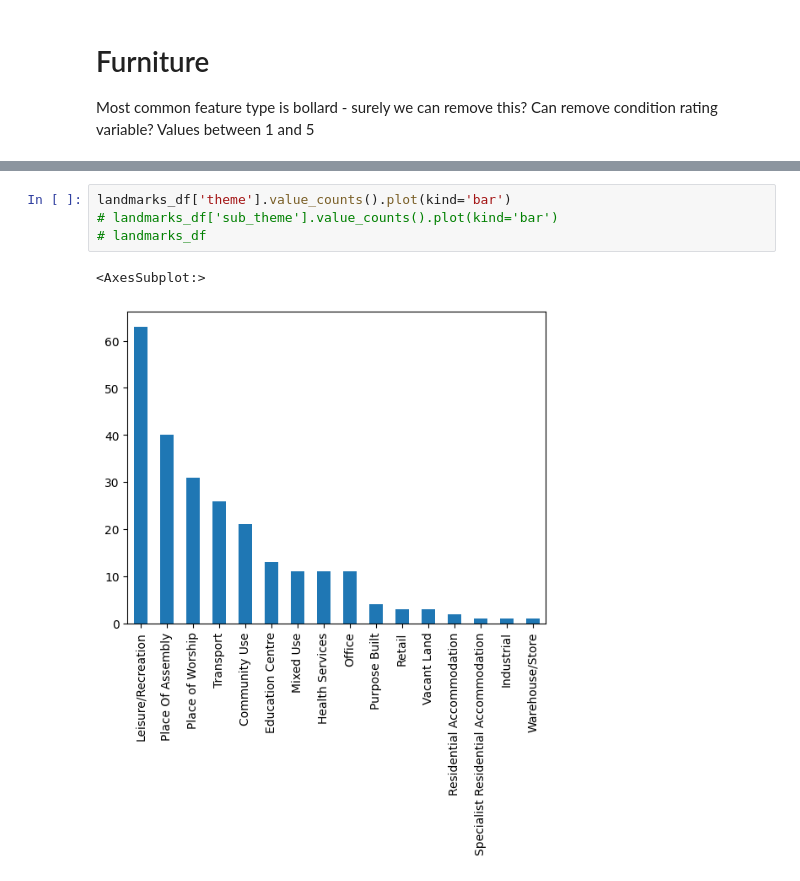
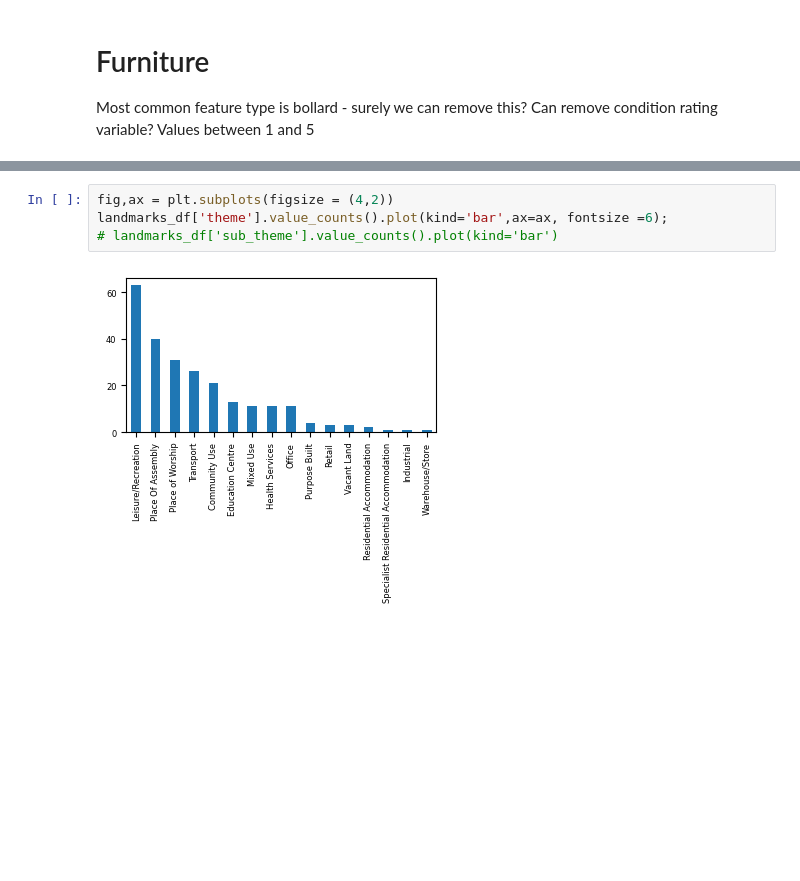
Before and after one commit to masher92/footfall, a Jupyter notebook: MelbourneAnalysis/AnalysingData/ExploringFeaturesDistribution.ipynb, the cells around one changed output, grey strips where cells are left out. Cells and saved outputs as stored; diff of their text form; blank space fills up the shorter version.

```diff
--- a/MelbourneAnalysis/AnalysingData/ExploringFeaturesDistribution.ipynb
+++ b/MelbourneAnalysis/AnalysingData/ExploringFeaturesDistribution.ipynb
@@ -76,7 +86,6 @@ furniture_df['feature'].value_counts().plot(kind='bar')
 # %%
-landmarks_df['theme'].value_counts().plot(kind='bar')
+fig,ax = plt.subplots(figsize = (4,2))
+landmarks_df['theme'].value_counts().plot(kind='bar',ax=ax, fontsize =6);
 # landmarks_df['sub_theme'].value_counts().plot(kind='bar')
-# landmarks_df
 # %% [output]
-<AxesSubplot:>
-[figure, old version]
+[figure, new version]
```
Also changed, not shown: parts of 16 cells of this notebook, 3 other files.
